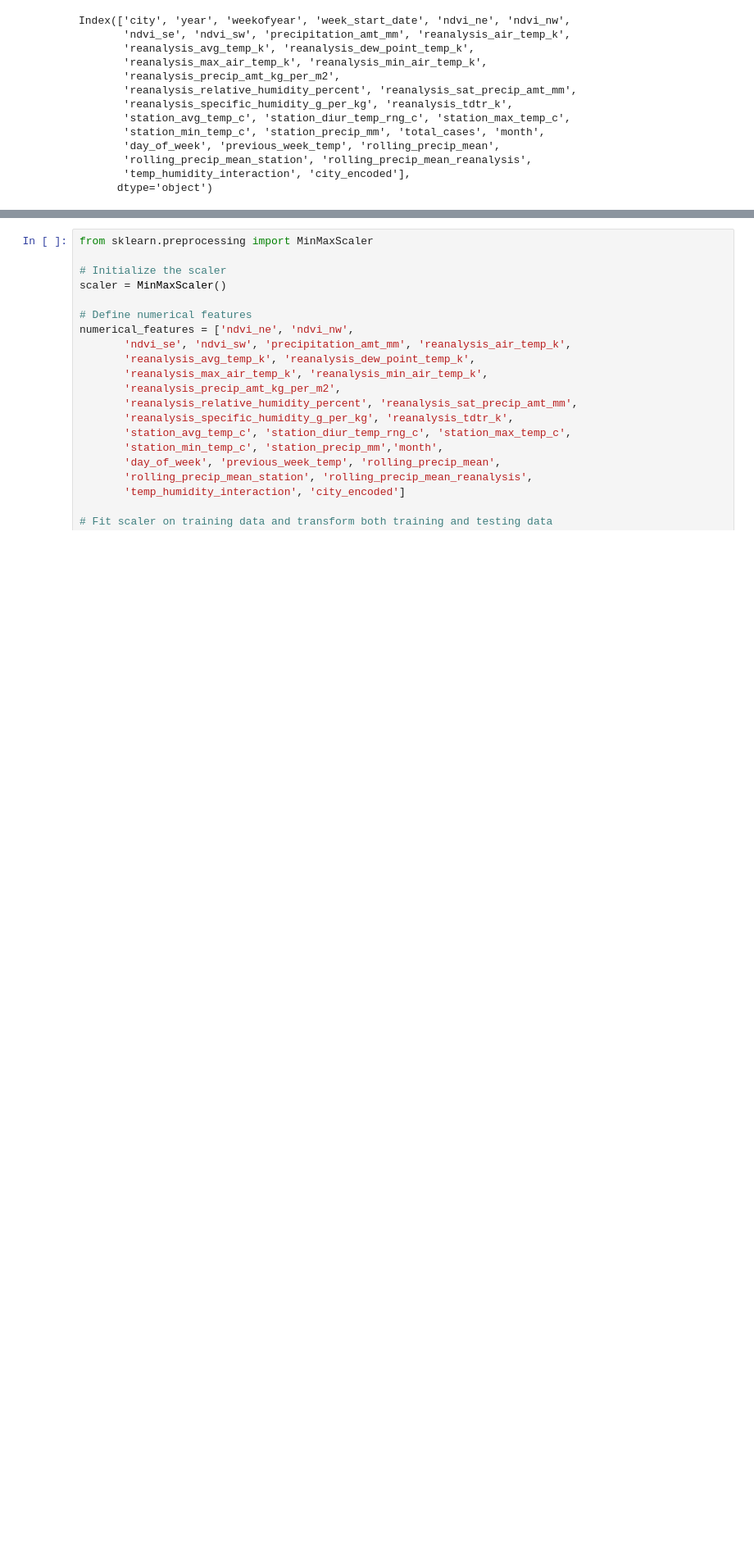
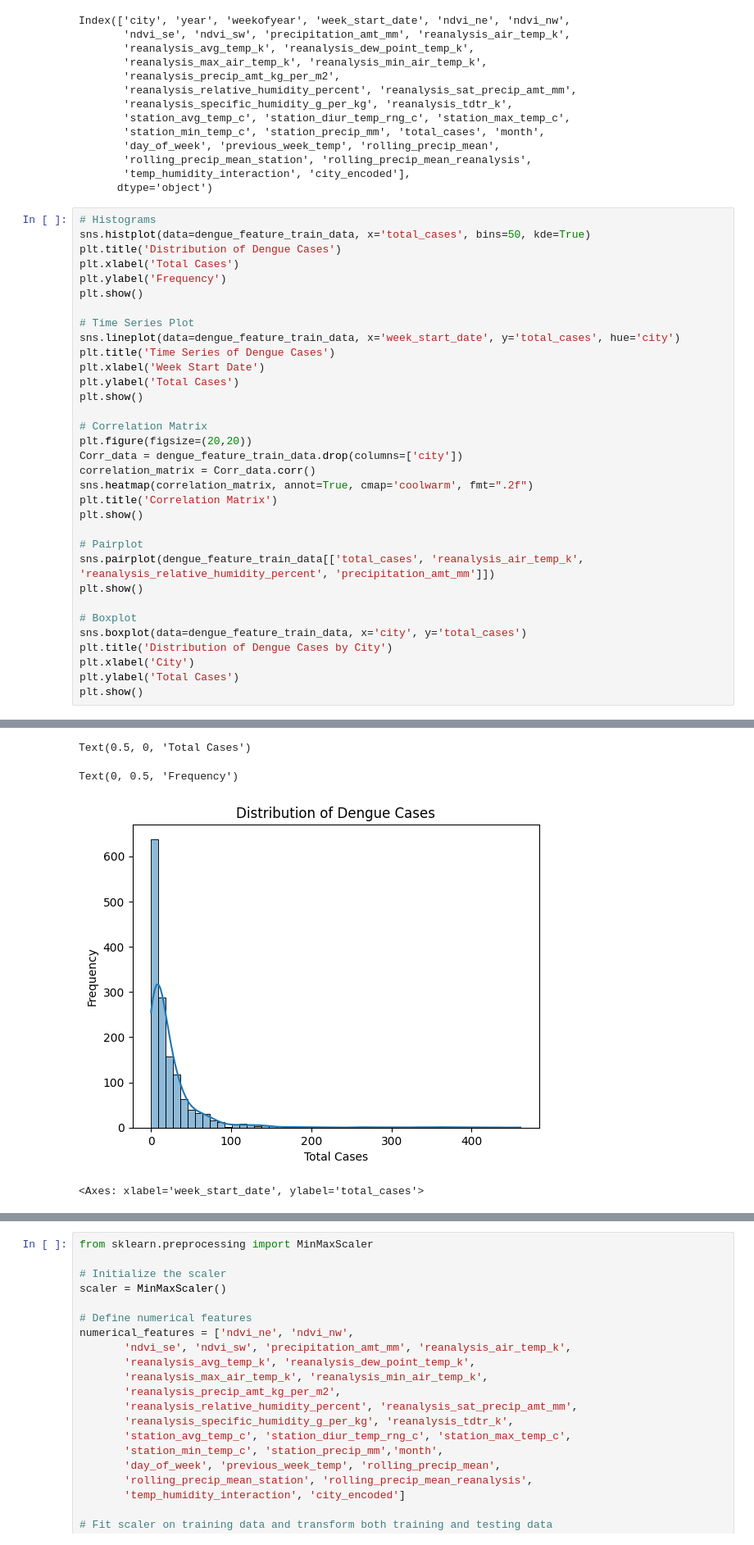
Before and after one commit to RatnasriNilakshan/DengAl, a Jupyter notebook: DengAI.ipynb, the cells around one changed output, grey strips where cells are left out. Shown at 82% size. Drawn from its saved outputs; the diff is of its cells as text; blank space fills up the shorter version.

```diff
--- a/DengAI.ipynb
+++ b/DengAI.ipynb
@@ -403,3 +403,37 @@ Index(['city', 'year', 'weekofyear', 'week_start_date', 'ndvi_ne', 'ndvi_nw',
        'rolling_precip_mean_station', 'rolling_precip_mean_reanalysis',
        'temp_humidity_interaction', 'city_encoded'],
       dtype='object')
+# %%
+# Histograms
+sns.histplot(data=dengue_feature_train_data, x='total_cases', bins=50, kde=True)
+plt.title('Distribution of Dengue Cases')
+plt.xlabel('Total Cases')
+plt.ylabel('Frequency')
+plt.show()
+
+# Time Series Plot
+sns.lineplot(data=dengue_feature_train_data, x='week_start_date', y='total_cases', hue='city')
+plt.title('Time Series of Dengue Cases')
+plt.xlabel('Week Start Date')
+plt.ylabel('Total Cases')
+plt.show()
+
+# Correlation Matrix
+plt.figure(figsize=(20,20))
+Corr_data = dengue_feature_train_data.drop(columns=['city'])
+correlation_matrix = Corr_data.corr()
+sns.heatmap(correlation_matrix, annot=True, cmap='coolwarm', fmt=".2f")
+plt.title('Correlation Matrix')
+plt.show()
+
+# Pairplot
+sns.pairplot(dengue_feature_train_data[['total_cases', 'reanalysis_air_temp_k', 'reanalysis_relative_humidity_percent', 'precipitation_amt_mm']])
+plt.show()
+
+# Boxplot
+sns.boxplot(data=dengue_feature_train_data, x='city', y='total_cases')
+plt.title('Distribution of Dengue Cases by City')
+plt.xlabel('City')
+plt.ylabel('Total Cases')
+plt.show()
+# %% [output]
@@ -405,0 +442,4 @@ Index(['city', 'year', 'weekofyear', 'week_start_date', 'ndvi_ne', 'ndvi_nw',
+Text(0.5, 0, 'Total Cases')
+Text(0, 0.5, 'Frequency')
+[figure, added]
+<Axes: xlabel='week_start_date', ylabel='total_cases'>
```
Also changed, not shown: parts of 1 cell of this notebook.
